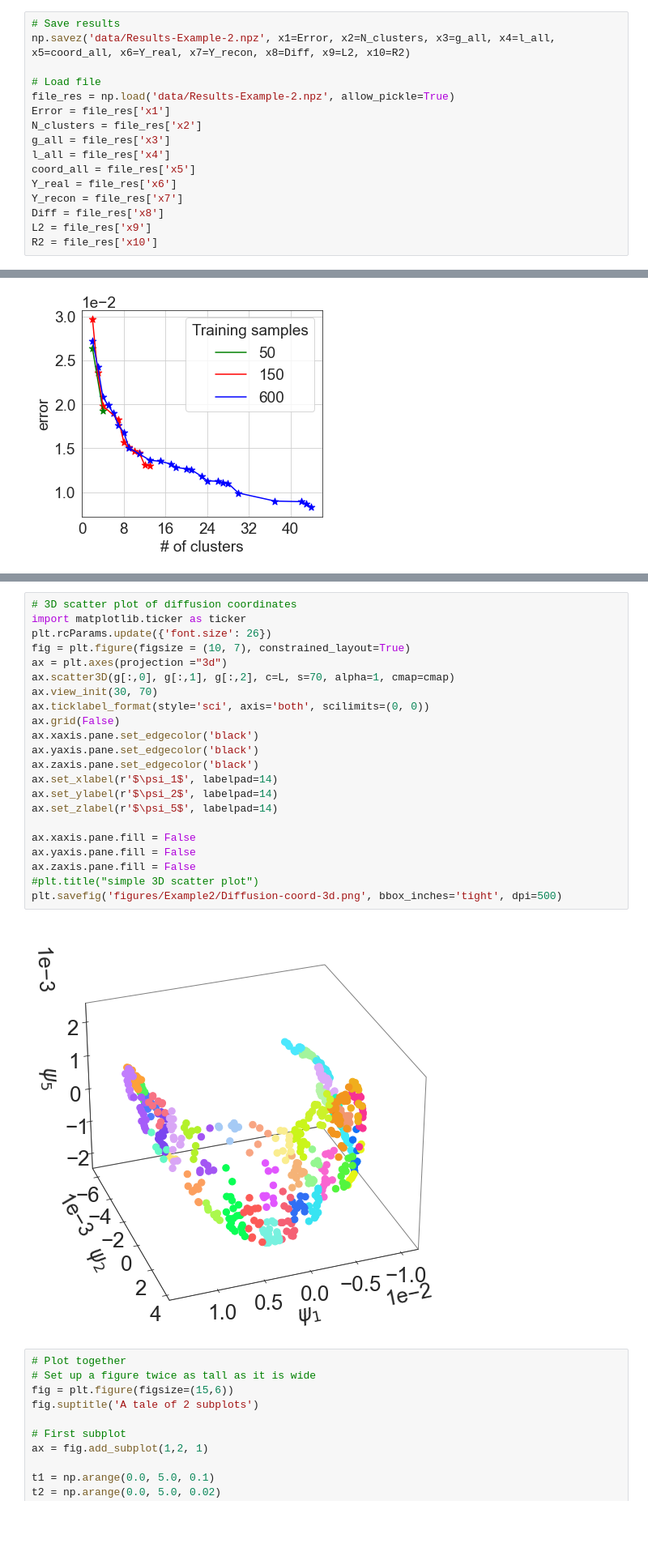
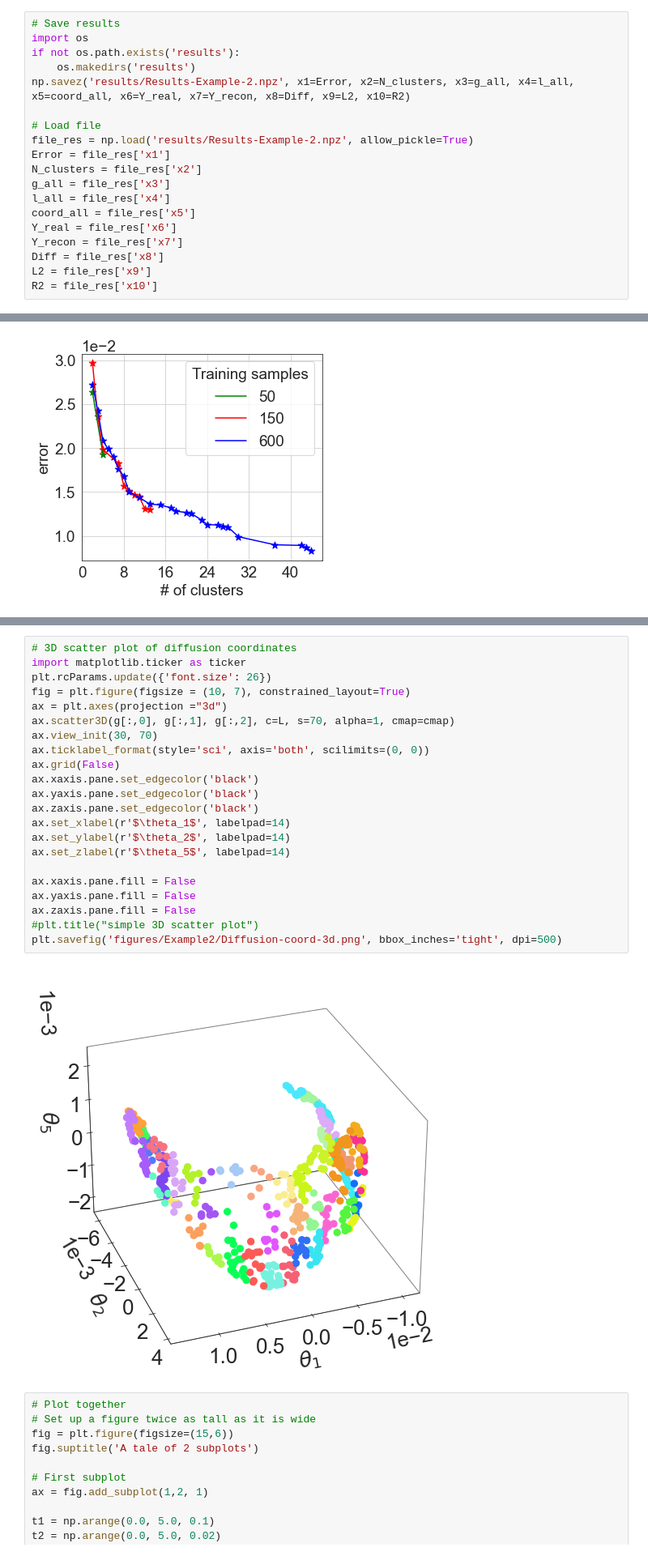
Before and after one commit to katiana22/GDM-PCE, a Jupyter notebook: Example-2.ipynb, the cells around one changed output, grey strips where cells are left out. Shown: that part at 81% size. Drawn from its saved outputs; the diff is of its cells as text; blank space fills up the shorter version.

```diff
--- a/Example-2.ipynb
+++ b/Example-2.ipynb
@@ -133,10 +133,13 @@ Validation error of PCE of sigmas:  [0.0006449 0.0007017 0.0030204 0.033299  0.0
 -------------------------------------------------------------------------------
 # %%
 # Save results
-np.savez('data/Results-Example-2.npz', x1=Error, x2=N_clusters, x3=g_all, x4=l_all, x5=coord_all, x6=Y_real, x7=Y_recon, x8=Diff, x9=L2, x10=R2)
+import os
+if not os.path.exists('results'):
+    os.makedirs('results')
+np.savez('results/Results-Example-2.npz', x1=Error, x2=N_clusters, x3=g_all, x4=l_all, x5=coord_all, x6=Y_real, x7=Y_recon, x8=Diff, x9=L2, x10=R2)
 
 # Load file
-file_res = np.load('data/Results-Example-2.npz', allow_pickle=True)
+file_res = np.load('results/Results-Example-2.npz', allow_pickle=True)
 Error = file_res['x1']
 N_clusters = file_res['x2']
 g_all = file_res['x3']
@@ -288,27 +292,27 @@ if coord.shape[0] > 2:
 # %%
 # 3D scatter plot of diffusion coordinates
 import matplotlib.ticker as ticker
 plt.rcParams.update({'font.size': 26})
 fig = plt.figure(figsize = (10, 7), constrained_layout=True)
 ax = plt.axes(projection ="3d")
 ax.scatter3D(g[:,0], g[:,1], g[:,2], c=L, s=70, alpha=1, cmap=cmap)
 ax.view_init(30, 70)
 ax.ticklabel_format(style='sci', axis='both', scilimits=(0, 0))
 ax.grid(False)
 ax.xaxis.pane.set_edgecolor('black')
 ax.yaxis.pane.set_edgecolor('black')
 ax.zaxis.pane.set_edgecolor('black')
-ax.set_xlabel(r'$\psi_1$', labelpad=14)
-ax.set_ylabel(r'$\psi_2$', labelpad=14)
-ax.set_zlabel(r'$\psi_5$', labelpad=14)
+ax.set_xlabel(r'$\theta_1$', labelpad=14)
+ax.set_ylabel(r'$\theta_2$', labelpad=14)
+ax.set_zlabel(r'$\theta_5$', labelpad=14)
 
 ax.xaxis.pane.fill = False
 ax.yaxis.pane.fill = False
 ax.zaxis.pane.fill = False
 #plt.title("simple 3D scatter plot")
 plt.savefig('figures/Example2/Diffusion-coord-3d.png', bbox_inches='tight', dpi=500)
 # %% [output]
-[figure, old version]
+[figure, new version]
 # %%
 # Plot together
 # Set up a figure twice as tall as it is wide
```
Also changed, not shown: parts of 3 cells of this notebook.
